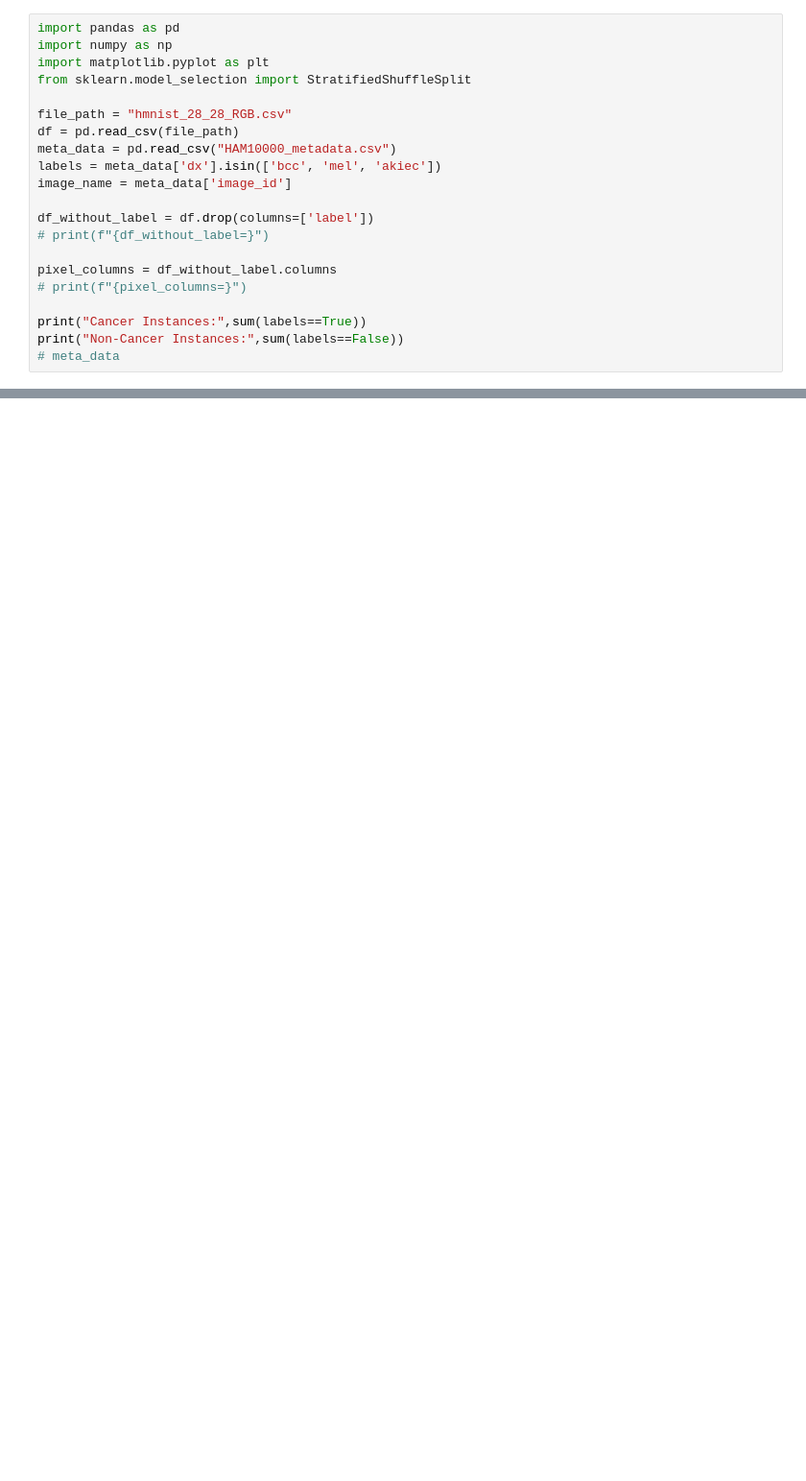
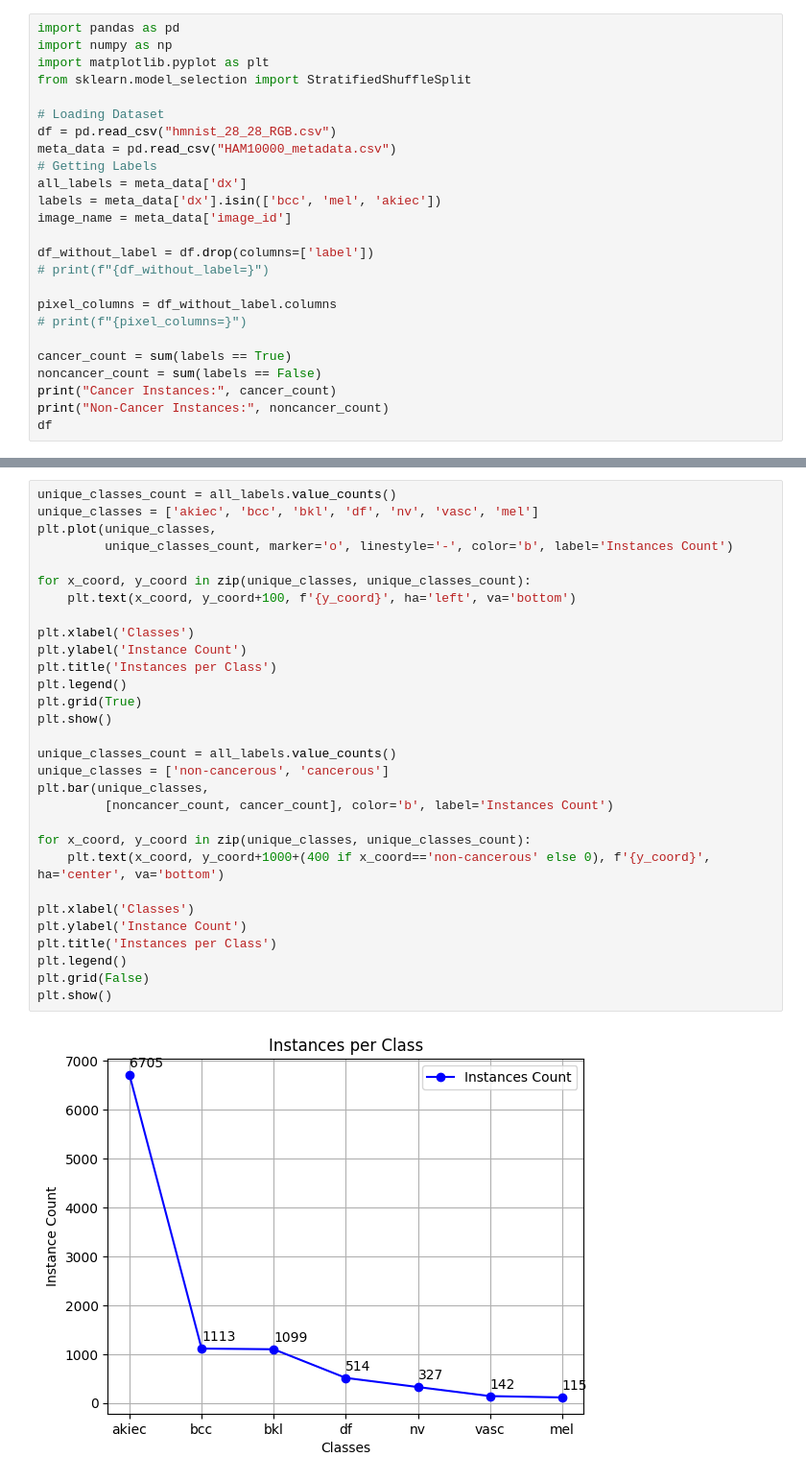
Before and after one commit to ShivanshuKGupta/AI_in_HC, a Jupyter notebook: main2.ipynb, the cells around one changed output, grey strips where cells are left out. Shown at 96% size. Drawn from its saved outputs; the diff is of its cells as text; blank space fills up the shorter version.

```diff
--- a/main2.ipynb
+++ b/main2.ipynb
@@ -7,9 +6,11 @@ import numpy as np
 import matplotlib.pyplot as plt
 from sklearn.model_selection import StratifiedShuffleSplit
 
-file_path = "hmnist_28_28_RGB.csv"
-df = pd.read_csv(file_path)
+# Loading Dataset
+df = pd.read_csv("hmnist_28_28_RGB.csv")
 meta_data = pd.read_csv("HAM10000_metadata.csv")
+# Getting Labels
+all_labels = meta_data['dx']
 labels = meta_data['dx'].isin(['bcc', 'mel', 'akiec'])
 image_name = meta_data['image_id']
 
@@ -19,9 +20,11 @@ df_without_label = df.drop(columns=['label'])
 pixel_columns = df_without_label.columns
 # print(f"{pixel_columns=}")
 
-print("Cancer Instances:",sum(labels==True))
-print("Non-Cancer Instances:",sum(labels==False))
-# meta_data
+cancer_count = sum(labels == True)
+noncancer_count = sum(labels == False)
+print("Cancer Instances:", cancer_count)
+print("Non-Cancer Instances:", noncancer_count)
+df
 # %% [output]
 Cancer Instances: 1954
 Non-Cancer Instances: 8061
@@ -27,0 +44,32 @@ Non-Cancer Instances: 8061
+# %%
+unique_classes_count = all_labels.value_counts()
+unique_classes = ['akiec', 'bcc', 'bkl', 'df', 'nv', 'vasc', 'mel']
+plt.plot(unique_classes,
+         unique_classes_count, marker='o', linestyle='-', color='b', label='Instances Count')
+
+for x_coord, y_coord in zip(unique_classes, unique_classes_count):
+    plt.text(x_coord, y_coord+100, f'{y_coord}', ha='left', va='bottom')
+
+plt.xlabel('Classes')
+plt.ylabel('Instance Count')
+plt.title('Instances per Class')
+plt.legend()
+plt.grid(True)
+plt.show()
+
+unique_classes_count = all_labels.value_counts()
+unique_classes = ['non-cancerous', 'cancerous']
+plt.bar(unique_classes,
+         [noncancer_count, cancer_count], color='b', label='Instances Count')
+
+for x_coord, y_coord in zip(unique_classes, unique_classes_count):
+    plt.text(x_coord, y_coord+1000+(400 if x_coord=='non-cancerous' else 0), f'{y_coord}', ha='center', va='bottom')
+
+plt.xlabel('Classes')
+plt.ylabel('Instance Count')
+plt.title('Instances per Class')
+plt.legend()
+plt.grid(False)
+plt.show()
+# %% [output]
+[figure, added]
```
Also changed, not shown: parts of 6 cells of this notebook, 1 other file.
